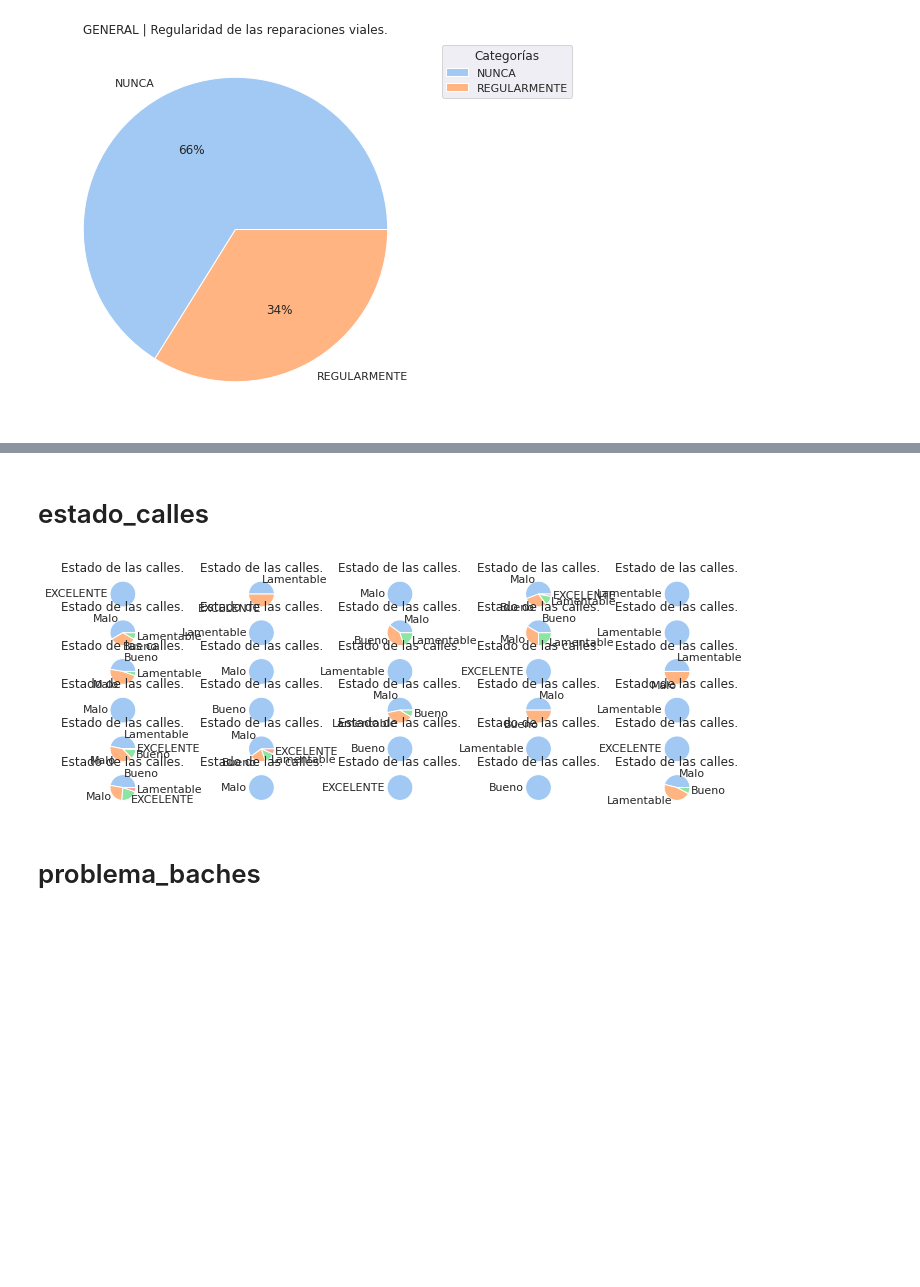
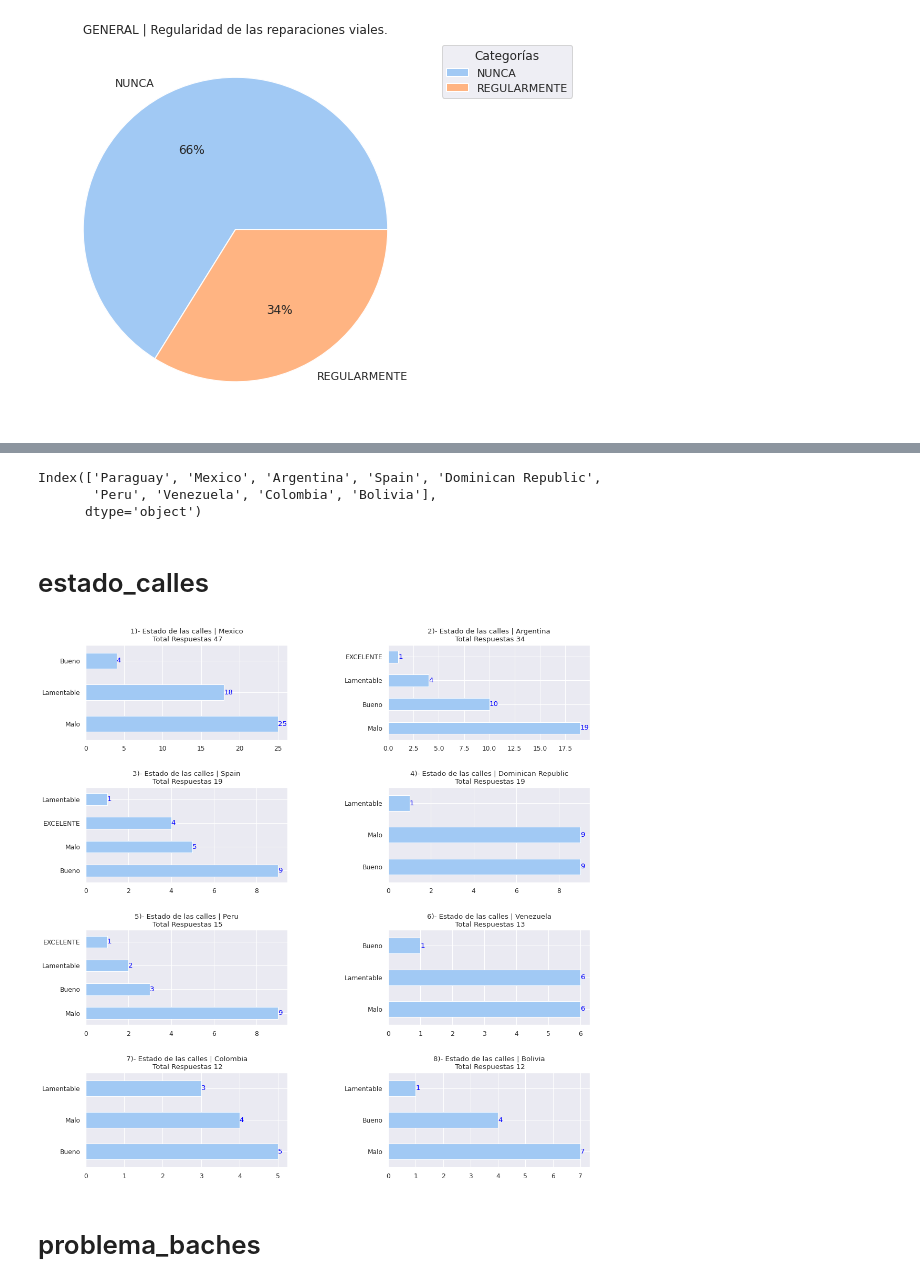
Before and after one commit to TorrezMN/Data_Science, a Jupyter notebook: notebooks/GeneralView.ipynb, the cells around one changed output, grey strips where cells are left out. Saved outputs shown, nothing was run; the diff lists cells and outputs as text; code cells hidden in the pictures; blank space fills up the shorter version.

```diff
--- a/notebooks/GeneralView.ipynb
+++ b/notebooks/GeneralView.ipynb
@@ -809,20 +805,49 @@ len(grupo_paises.groups.keys())
+# %%
+# Reseting figure size params.
+plt.rcParams['figure.figsize'] = [12, 15]
+# %%
+paises_mayor_diez = paises[paises>10]
+# %%
+paises_mayor_diez.keys()
+# %% [output]
+Index(['Paraguay', 'Mexico', 'Argentina', 'Spain', 'Dominican Republic',
+       'Peru', 'Venezuela', 'Colombia', 'Bolivia'],
+      dtype='object')
 # %% [markdown]
 # estado_calles
-# %%
-plt.figure()
-
-
-for k,v in enumerate(paises_list):
-    plt.subplot(10,5,k+1)
-    grupo_paises.get_group(v)['estado_calles'].value_counts(normalize=True).plot(
-            kind='pie', title='Estado de las calles.', ylabel='')
-
-
-
-
-
-#plt.subplots_adjust(left=0.1,bottom=0.1, right=0.9, top=1, wspace=0.4, hspace=0.4)
-# %% [output]
-[figure, removed]
+# %%
+plt.figure(figsize=(15, 20), dpi=80)
+k=0
+for k,v in enumerate(paises_mayor_diez.keys()):
+    if(v!='Paraguay'):
+        estado_plot = plt.subplot(8,2,k)
+        p = grupo_paises.get_group(v)['estado_calles']
+        p.value_counts().plot(
+        kind='barh',
+        title=f'{k})- Estado de las calles | {v}\n Total Respuestas {p.notna().sum()}',
+        ylabel='',
+        xlabel=''
+        )
+
+        for k,v in enumerate( grupo_paises.get_group(v)['estado_calles'].value_counts().values):
+           estado_plot.annotate(v,(v,k),  va='center',color='blue')
+
+
+
+        k+=1
+    else:
+        pass
+
+
+plt.subplots_adjust(left=0.1,
+                    bottom=0.1,
+                    right=0.9,
+                    top=1.4,
+                    wspace=0.5,
+                    hspace=0.5)
+
+plt.show()
+# %% [output]
+[figure, added]
 # %% [markdown]
 # problema_baches
```
Also changed, not shown: parts of 16 cells of this notebook.
